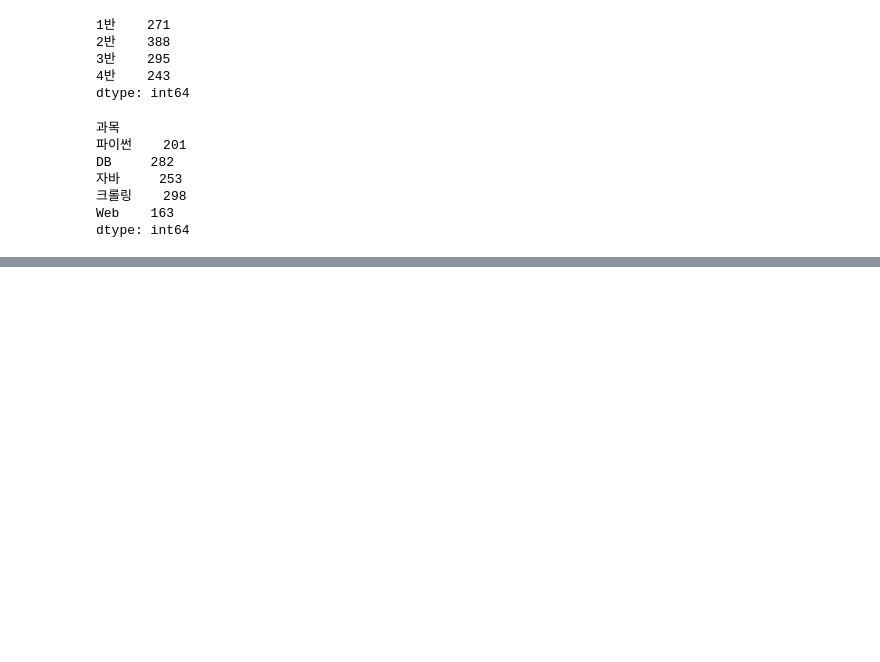
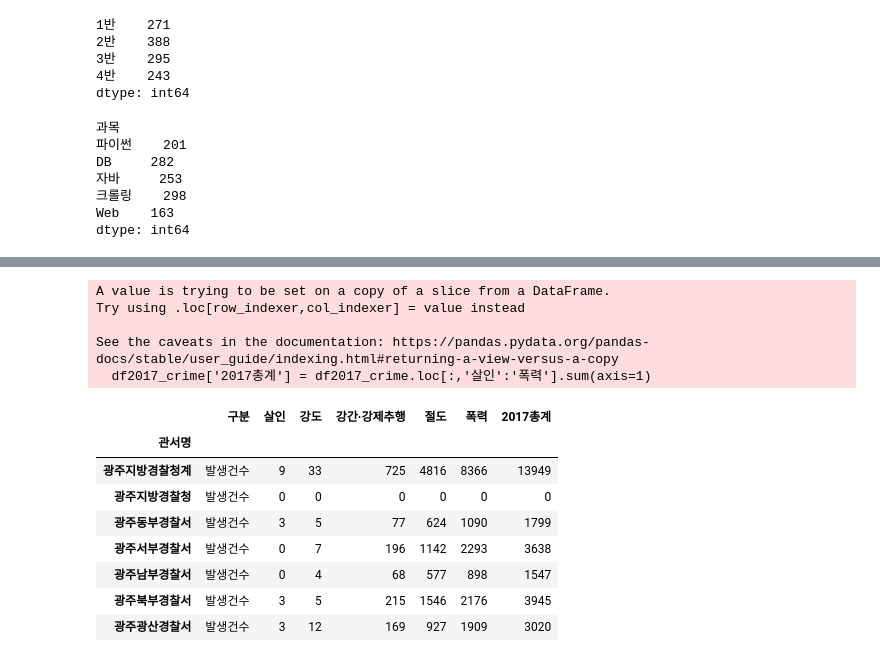
Before and after one commit to SMHRD-SWLecture/Python_Library, a Jupyter notebook: Ex02_pandas.ipynb, the cells around one changed output, grey strips where cells are left out. Cells and saved outputs as stored; diff of their text form; code cells hidden in the pictures; blank space fills up the shorter version.

```diff
--- a/Ex02_pandas.ipynb
+++ b/Ex02_pandas.ipynb
@@ -592,0 +1034,4 @@ data
+# %%
+df2015 = pd.read_csv('2015.csv', encoding = 'euc-kr', index_col='관서명')
+df2016 = pd.read_csv('2016.csv', encoding = 'euc-kr', index_col='관서명')
+df2017 = pd.read_csv('2017.csv', encoding = 'euc-kr', index_col='관서명')
@@ -592,0 +1129,3 @@ data
+# %%
+df2017_crime = df2017[df2017['구분'] == '발생건수']
+df2017_crime
@@ -592,0 +1168,25 @@ data
+# %%
+# df2015_crime['2015총계'] = df2015_crime.sum(axis=1)
+# 1. 그럼 구분컬럼을 뺀 나머지 컬럼을 슬라이싱해보자
+df2017_crime.loc[:,'살인':'폭력']
+# 2. 슬라이싱한 DF의 합계 구하기
+df2017_crime.loc[:,'살인':'폭력'].sum(axis=1)
+# 3. 구한 합계를 컬럼을 추가해보자
+df2017_crime['2017총계'] = df2017_crime.loc[:,'살인':'폭력'].sum(axis=1)
+df2017_crime
+# df2015_crime[['살인','강도','강간·강제추행','절도','폭력']]
+# %% [output]
+A value is trying to be set on a copy of a slice from a DataFrame.
+Try using .loc[row_indexer,col_indexer] = value instead
+
+See the caveats in the documentation: https://pandas.pydata.org/pandas-docs/stable/user_guide/indexing.html#returning-a-view-versus-a-copy
+  df2017_crime['2017총계'] = df2017_crime.loc[:,'살인':'폭력'].sum(axis=1)
+|  | 구분 | 살인 | 강도 | 강간·강제추행 | 절도 | 폭력 | 2017총계 |
+| 관서명 |  |  |  |  |  |  |  |
+| 광주지방경찰청계 | 발생건수 | 9 | 33 | 725 | 4816 | 8366 | 13949 |
+| 광주지방경찰청 | 발생건수 | 0 | 0 | 0 | 0 | 0 | 0 |
+| 광주동부경찰서 | 발생건수 | 3 | 5 | 77 | 624 | 1090 | 1799 |
+| 광주서부경찰서 | 발생건수 | 0 | 7 | 196 | 1142 | 2293 | 3638 |
+| 광주남부경찰서 | 발생건수 | 0 | 4 | 68 | 577 | 898 | 1547 |
+| 광주북부경찰서 | 발생건수 | 3 | 5 | 215 | 1546 | 2176 | 3945 |
+| 광주광산경찰서 | 발생건수 | 3 | 12 | 169 | 927 | 1909 | 3020 |
```
Also changed, not shown: parts of 157 cells of this notebook, 10 other files.
